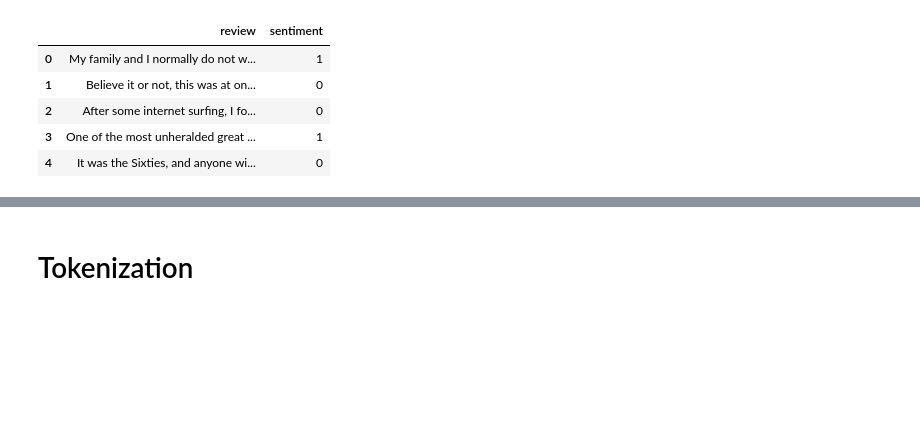
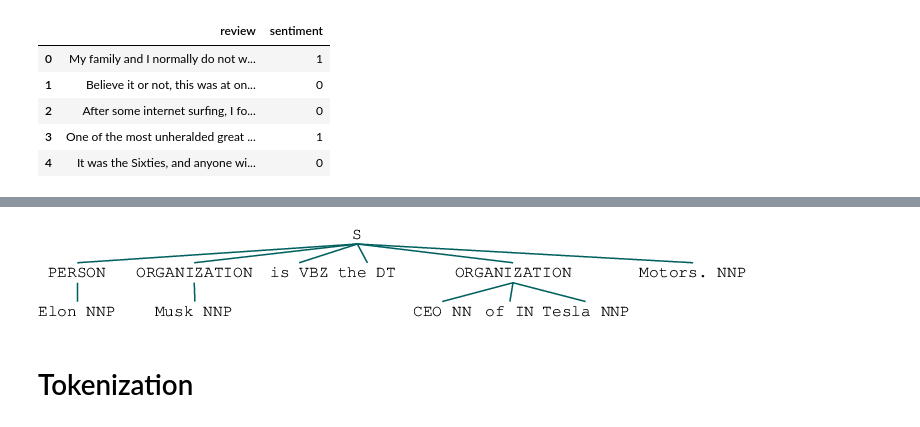
Before and after one commit to javadzabihi/IMDB_Sentiment, a Jupyter notebook: IMDB_Sentiment.ipynb, the cells around one changed output, grey strips where cells are left out. Drawn from its saved outputs; the diff is of its cells as text; code cells hidden in the pictures; blank space fills up the shorter version.

```diff
--- a/IMDB_Sentiment.ipynb
+++ b/IMDB_Sentiment.ipynb
@@ -19,0 +65,5 @@ example
+# %%
+sentence = 'Elon Musk is the CEO of Tesla Motors.'
+# %%
+tags = nltk.pos_tag(sentence.split())
+tags
@@ -20,2 +79,6 @@ example
+# %%
+nltk.ne_chunk(tags)
+# %% [output]
+[figure, added]
 # %% [markdown]
 # Tokenization
```
Also changed, not shown: parts of 51 cells of this notebook.
